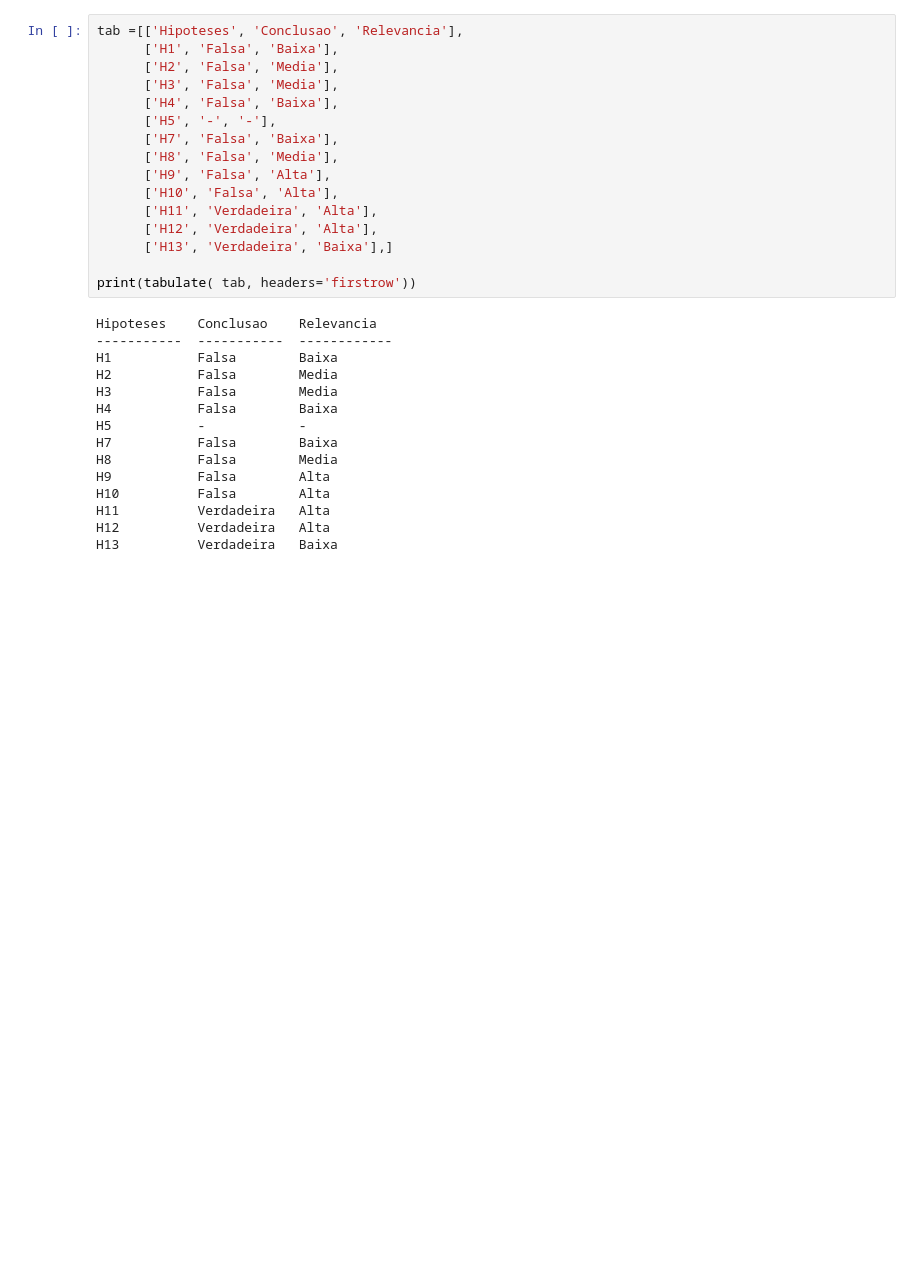
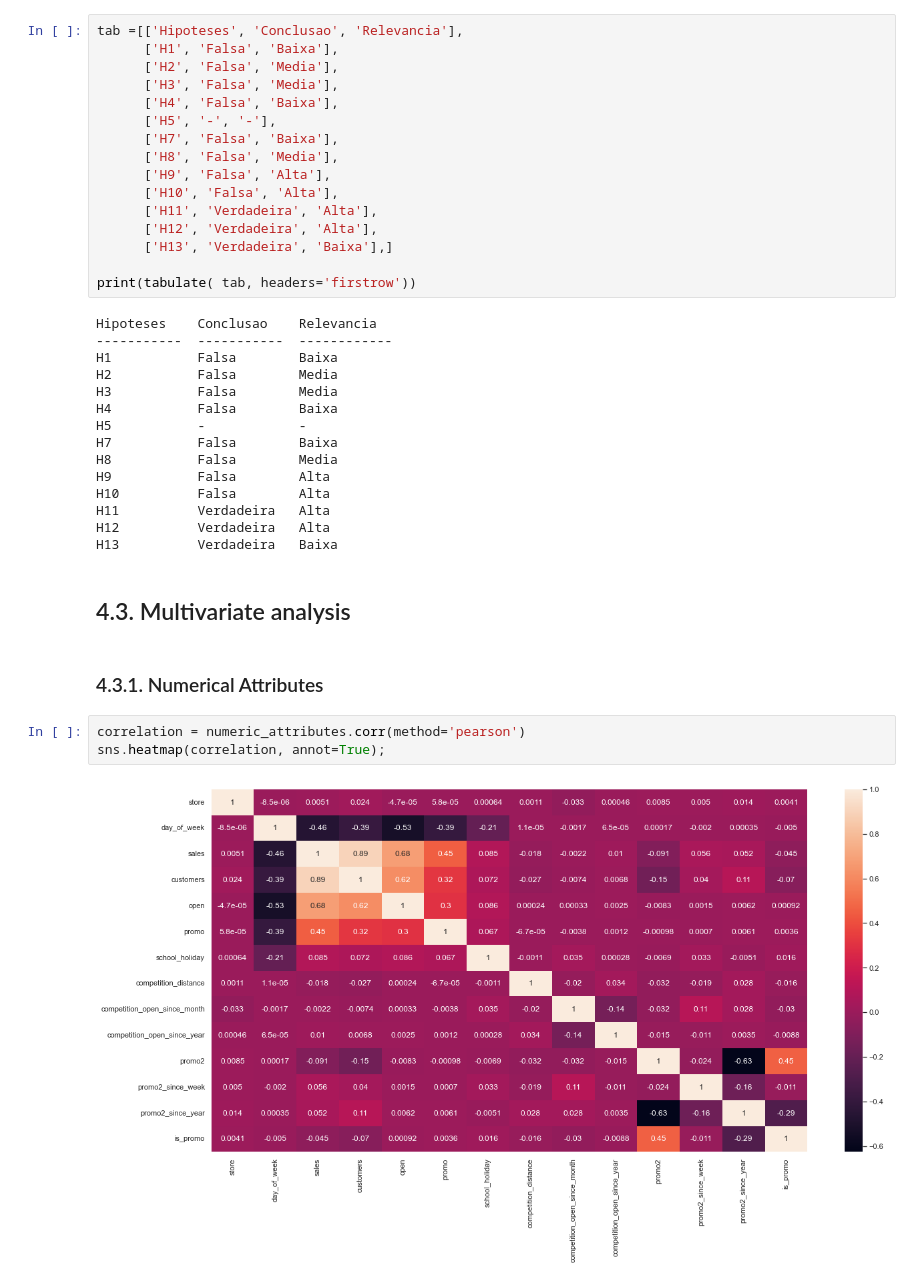
Before and after one commit to ramirovsjunior/datascience_em_producao, a Jupyter notebook: m04_v01_store_sales_prediction.ipynb, the cells around one changed output. Drawn from its saved outputs; the diff is of its cells as text; blank space fills up the shorter version.

Commit message:
end of multivariate

```diff
--- a/m04_v01_store_sales_prediction.ipynb
+++ b/m04_v01_store_sales_prediction.ipynb
@@ -778,3 +793,12 @@ H10          Falsa        Alta
 H11          Verdadeira   Alta
 H12          Verdadeira   Alta
 H13          Verdadeira   Baixa
+# %% [markdown]
+## 4.3.  Multivariate analysis
+# %% [markdown]
+### 4.3.1. Numerical Attributes
+# %%
+correlation = numeric_attributes.corr(method='pearson')
+sns.heatmap(correlation, annot=True);
+# %% [output]
+[figure, added]
```
Also changed, not shown: parts of 8 cells of this notebook.
